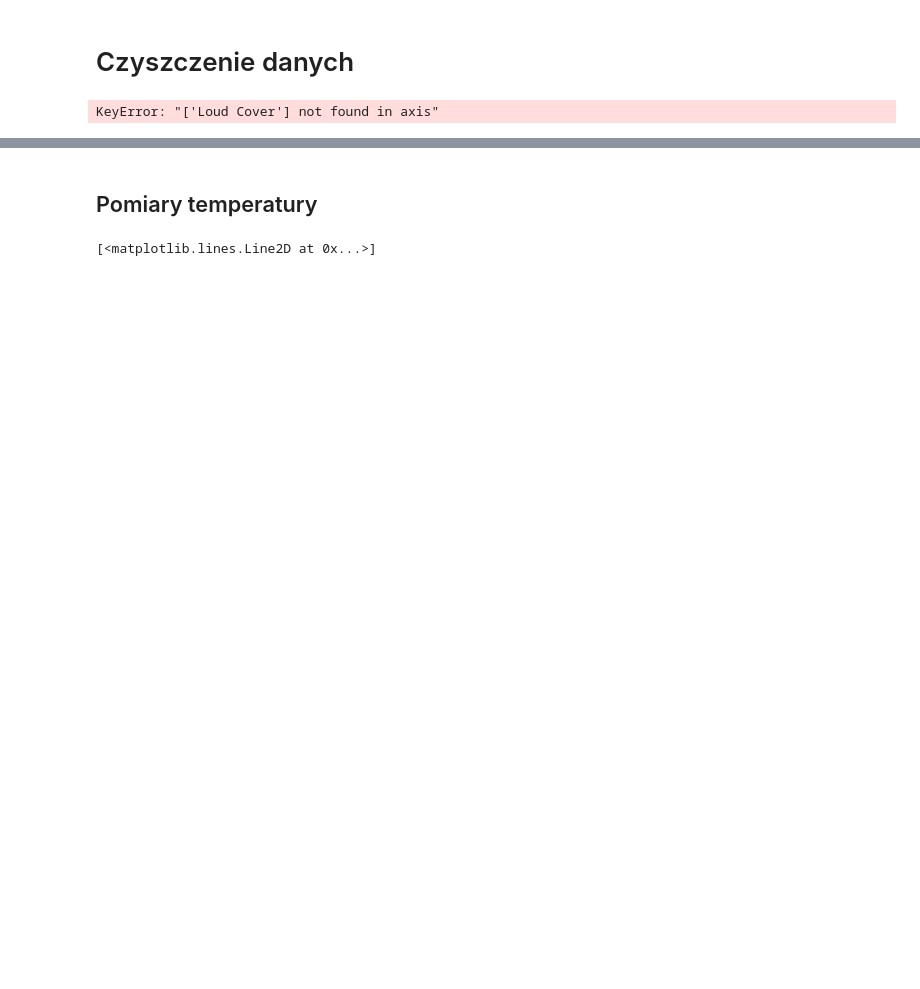
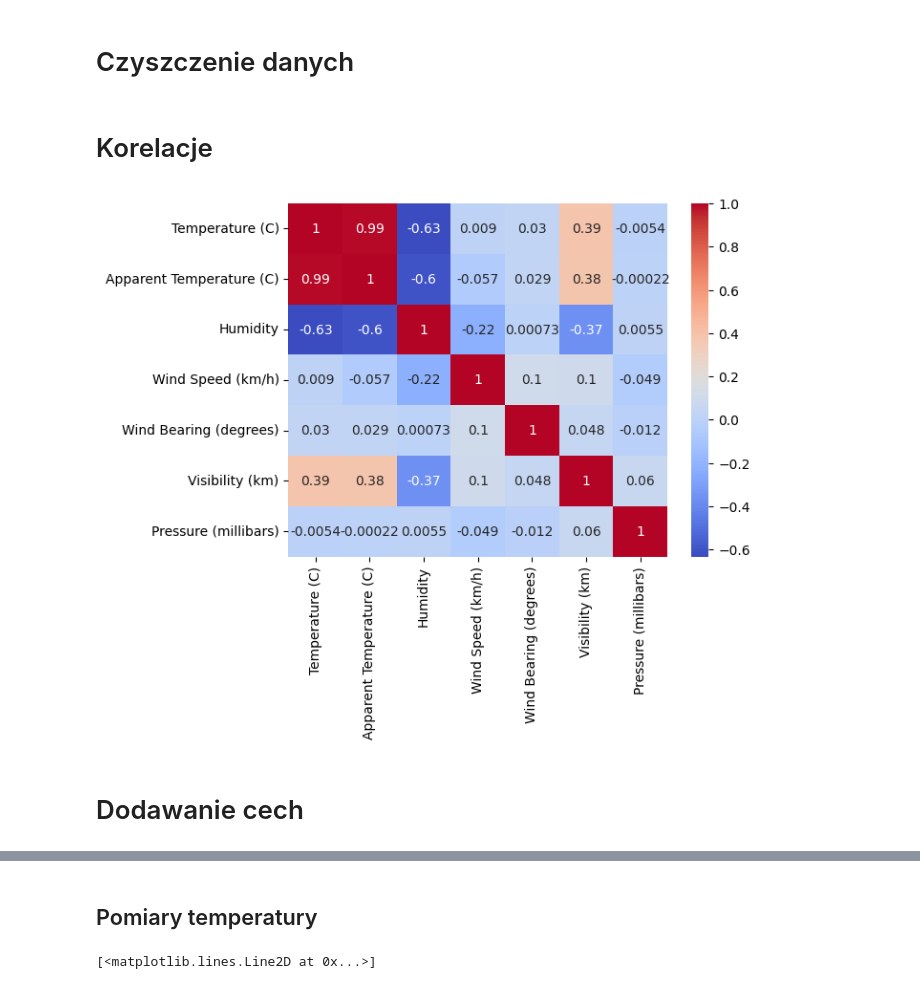
Before and after one commit to paltdariusz/pgm_project, a Jupyter notebook: EDA/data_preprocessing.ipynb, the cells around one changed output, grey strips where cells are left out. Drawn from its saved outputs; the diff is of its cells as text; code cells hidden in the pictures; blank space fills up the shorter version.

```diff
--- a/EDA/data_preprocessing.ipynb
+++ b/EDA/data_preprocessing.ipynb
@@ -73,15 +76,22 @@ plt.show()
+# %% [markdown]
+# Korelacje
+# %%
+# korelacja między zmiennymi numerycznymi
+numerical_columns = raw_df.select_dtypes(include=['float64', 'int64']).columns
+correlation_matrix = raw_df[numerical_columns].corr()
+sns.heatmap(correlation_matrix, annot=True, cmap='coolwarm')
+plt.show()
+# %% [output]
+[figure, added]
+# %% [markdown]
+# Dodawanie cech
 # %%
-# drop Loud Cover column bo ma stałą wartość = 0
-raw_df.drop(columns=['Loud Cover'], inplace=True)
-
 # dodanie kolumny z temperaturą w Kelvinach
 raw_df['Temperature (K)'] = raw_df['Temperature (C)'] + 273.15
 
 # dodanie kolumn z godziną i miesiącem (może być przydatne do predykcji)
 raw_df['Hour'] = raw_df.index.hour
 raw_df['Month'] = raw_df.index.month
-# %% [output]
-KeyError: "['Loud Cover'] not found in axis"
 # %%
 raw_df.head()
 # %% [output]
```
Also changed, not shown: parts of 8 cells of this notebook, 5 other files.
